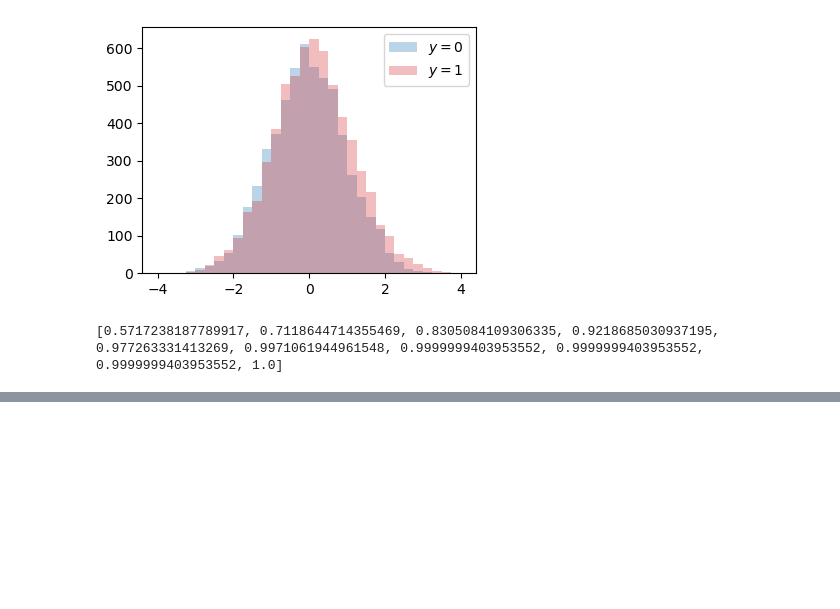
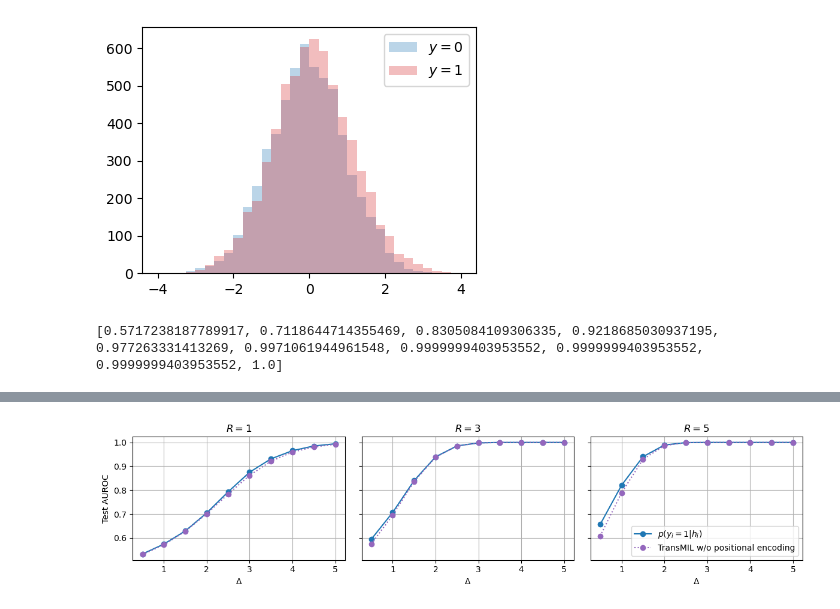
Before and after one commit to loevlie/pooling, a Jupyter notebook: notebooks/bayes-estimator.ipynb, the cells around one changed output, grey strips where cells are left out. Cells and saved outputs as stored; diff of their text form; code cells hidden in the pictures; blank space fills up the shorter version.

```diff
--- a/notebooks/bayes-estimator.ipynb
+++ b/notebooks/bayes-estimator.ipynb
@@ -284,0 +364,53 @@ with torch.no_grad():
+# %%
+with torch.no_grad():
+
+    ncols, nrows = 3, 1
+    fig, axs = plt.subplots(figsize=(4*ncols, 3*nrows), ncols=ncols, nrows=nrows, sharey=True)
+
+    seperations = [1, 3, 5]
+
+    for i, seperation in enumerate(seperations):
+
+        deltas = [0.5, 1.0, 1.5, 2.0, 2.5, 3.0, 3.5, 4.0, 4.5, 5.0]
+        bayes_aurocs, transformer_aurocs, without_aurocs = [], [], []
+
+        for delta in deltas:
+
+            X_train, lengths_train, u_train, y_train = utils.generate_toy_data(400, delta=delta, S_low=15, S_high=46, deltaS=seperation, seed=0)
+            X_val, lengths_val, u_val, y_val = utils.generate_toy_data(100, delta=delta, S_low=15, S_high=46, deltaS=seperation, seed=1)
+            X_test, lengths_test, u_test, y_test = utils.generate_toy_data(1000, delta=delta, S_low=15, S_high=46, deltaS=seperation, seed=2)
+
+            auroc = torchmetrics.AUROC(task="binary")
+
+            # Bayes estimator
+            bayes_proba = torch.stack([utils.proba_y1_given_h(X_i[:,0], delta, deltaS=seperation) for X_i in torch.split(X_test, lengths_test)])
+            bayes_aurocs.append(auroc(bayes_proba, y_test).item())
+
+            # TransMIL
+            #logits = transformer_logits(X_test, lengths_test, delta, seperation)
+            #transformer_aurocs.append(auroc(logits, y_test).item())
+
+            # TransMIL w/o positional encoding
+            positional_encoding = torch.cat([torch.arange(0, length+1)[1:] / length+1 for length in lengths_test])
+            logits = transformer_logits(X_test - positional_encoding[:,None], lengths_test, delta, seperation)
+            without_aurocs.append(auroc(logits, y_test).item())
+
+        axs[i].plot(deltas, bayes_aurocs, color="#1F77B4", label=r"$p(y_i=1 \mid h_i)$", marker="o")
+        #axs[i].plot(deltas, transformer_aurocs, color="#9467BD", label="TransMIL", linestyle='--', marker="o")
+        axs[i].plot(deltas, without_aurocs, color="#9467BD", label="TransMIL w/o positional encoding", linestyle=':', marker="o")
+        axs[i].set_xlabel(r"$\Delta$")
+        axs[i].grid()
+
+    axs[0].set_title(r"$R=1$")
+    axs[0].set_ylabel("Test AUROC")
+
+    axs[1].set_title(r"$R=3$")
+
+    axs[2].set_title(r"$R=5$")
+    axs[2].legend(loc="lower right")
+
+    fig.tight_layout()
+    fig.savefig("handcrafted_parameters4.pdf", bbox_inches="tight")
+    plt.show()
+# %% [output]
+[figure, added]
```
Also changed, not shown: parts of 7 cells of this notebook, 32 other files.
